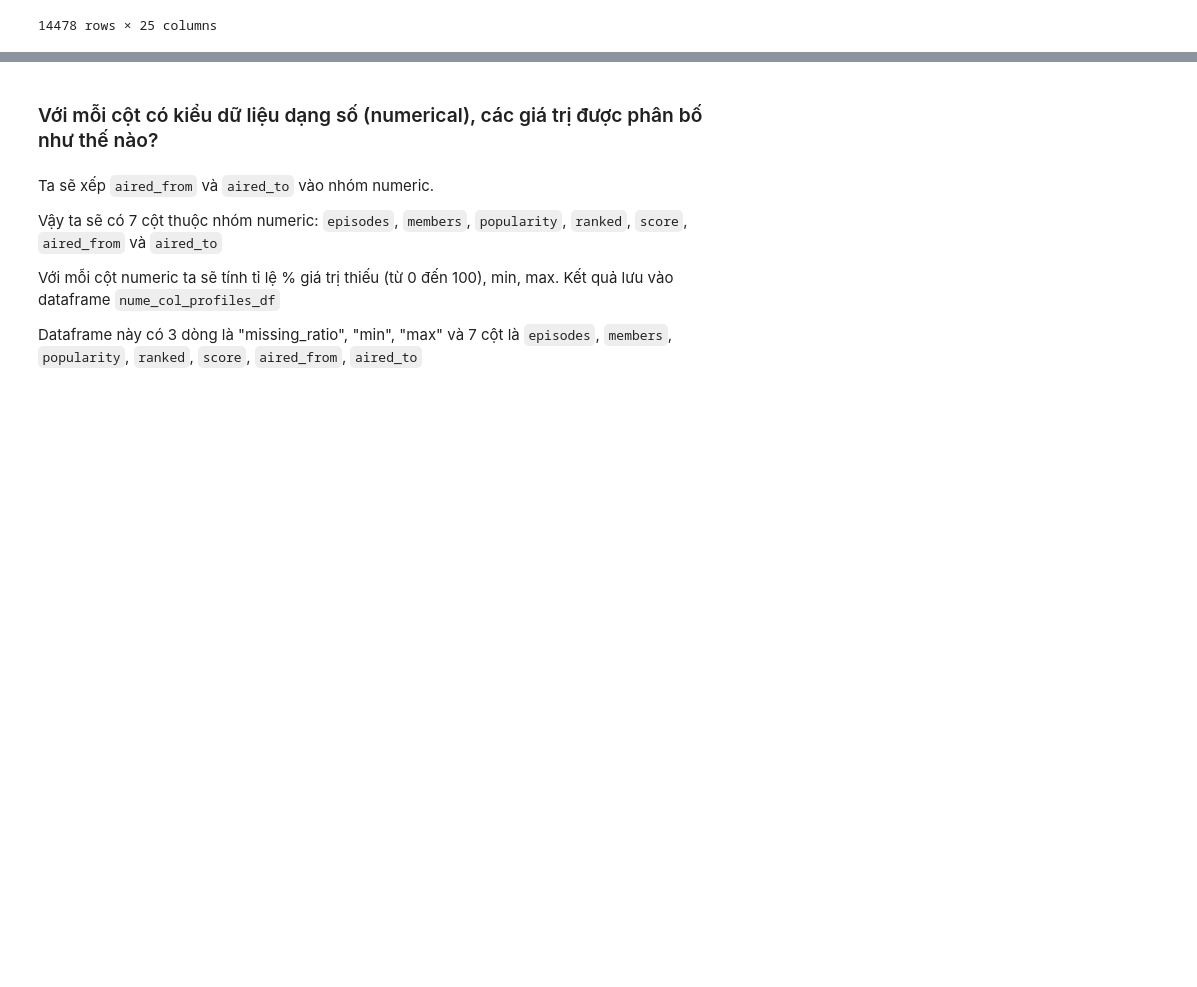
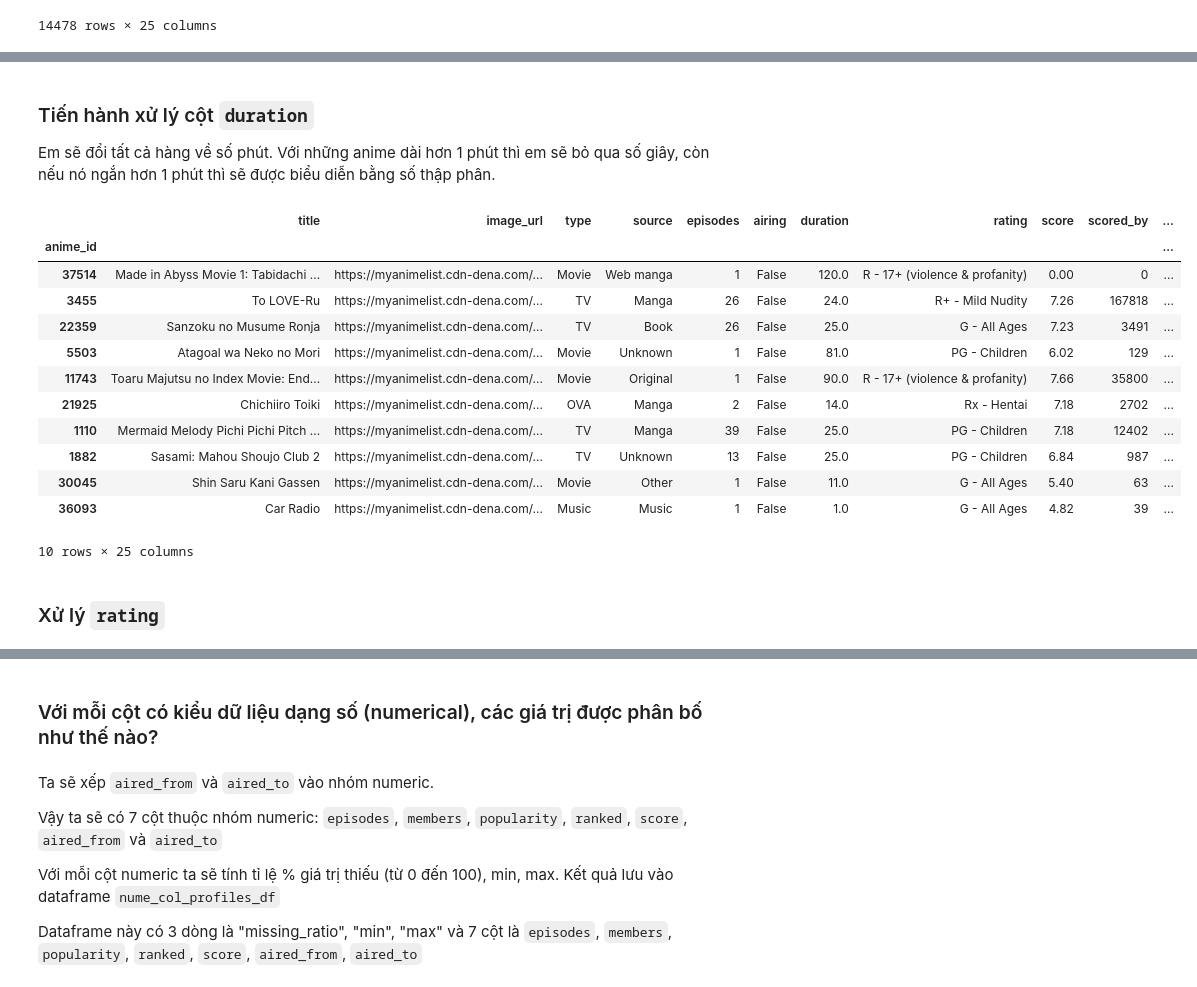
Before and after one commit to hungngocphat01/HCMUS-IntroDataSc-FinalProj, a Jupyter notebook: FINAL.ipynb, the cells around one changed output, grey strips where cells are left out. Drawn from its saved outputs; the diff is of its cells as text; code cells hidden in the pictures; blank space fills up the shorter version.

```diff
--- a/FINAL.ipynb
+++ b/FINAL.ipynb
@@ -284,0 +398,45 @@ animes_df
+# %% [markdown]
+### Tiến hành xử lý cột `duration`
+
+Em sẽ đổi tất cả hàng về số phút. Với những anime dài hơn 1 phút thì em sẽ bỏ qua số giây, còn nếu nó ngắn hơn 1 phút thì sẽ được biểu diễn bằng số thập phân.
+# %%
+def extract_duration_time(interval):
+    return animes_df.duration.str.extract(f'(\d+) {interval}.')[0].astype(float)
+
+hr_series = extract_duration_time('hr')
+min_series = extract_duration_time('min')
+sec_series = extract_duration_time('sec')
+dur_series = min_series.copy()
+
+nan_to_zero = lambda *args: tuple(0 if np.isnan(i) else i for i in args)
+
+for idx in hr_series.index:
+    # Nếu 1 trong 3 cột khác nan thì tính ra số phút
+    # Nếu cả 3 cột là nan thì gán là nan
+    if any((hr_series[idx] != np.nan, min_series[idx] != np.nan, sec_series[idx] != np.nan)):
+        hr, m, sec = nan_to_zero(hr_series[idx], min_series[idx], sec_series[idx])
+        if (hr, m) == (0, 0):
+            dur_series[idx] = round(sec/60)
+        else:
+            dur_series[idx] = m + hr * 60
+    else:
+        dur_series[idx] = np.nan
+# %%
+animes_df.duration = dur_series
+animes_df.sample(10)
+# %% [output]
+|  | title | image_url | type | source | episodes | airing | duration | rating | score | scored_by | ... |
+| anime_id |  |  |  |  |  |  |  |  |  |  | ... |
+| 37514 | Made in Abyss Movie 1: Tabidachi ... | https://myanimelist.cdn-dena.com/... | Movie | Web manga | 1 | False | 120.0 | R - 17+ (violence & profanity) | 0.00 | 0 | ... |
+| 3455 | To LOVE-Ru | https://myanimelist.cdn-dena.com/... | TV | Manga | 26 | False | 24.0 | R+ - Mild Nudity | 7.26 | 167818 | ... |
+| 22359 | Sanzoku no Musume Ronja | https://myanimelist.cdn-dena.com/... | TV | Book | 26 | False | 25.0 | G - All Ages | 7.23 | 3491 | ... |
+| 5503 | Atagoal wa Neko no Mori | https://myanimelist.cdn-dena.com/... | Movie | Unknown | 1 | False | 81.0 | PG - Children | 6.02 | 129 | ... |
+| 11743 | Toaru Majutsu no Index Movie: End... | https://myanimelist.cdn-dena.com/... | Movie | Original | 1 | False | 90.0 | R - 17+ (violence & profanity) | 7.66 | 35800 | ... |
+| 21925 | Chichiiro Toiki | https://myanimelist.cdn-dena.com/... | OVA | Manga | 2 | False | 14.0 | Rx - Hentai | 7.18 | 2702 | ... |
+| 1110 | Mermaid Melody Pichi Pichi Pitch ... | https://myanimelist.cdn-dena.com/... | TV | Manga | 39 | False | 25.0 | PG - Children | 7.18 | 12402 | ... |
+| 1882 | Sasami: Mahou Shoujo Club 2 | https://myanimelist.cdn-dena.com/... | TV | Unknown | 13 | False | 25.0 | PG - Children | 6.84 | 987 | ... |
+| 30045 | Shin Saru Kani Gassen | https://myanimelist.cdn-dena.com/... | Movie | Other | 1 | False | 11.0 | G - All Ages | 5.40 | 63 | ... |
+| 36093 | Car Radio | https://myanimelist.cdn-dena.com/... | Music | Music | 1 | False | 1.0 | G - All Ages | 4.82 | 39 | ... |
+10 rows × 25 columns
+# %% [markdown]
+### Xử lý `rating`
```
Also changed, not shown: parts of 19 cells of this notebook.
